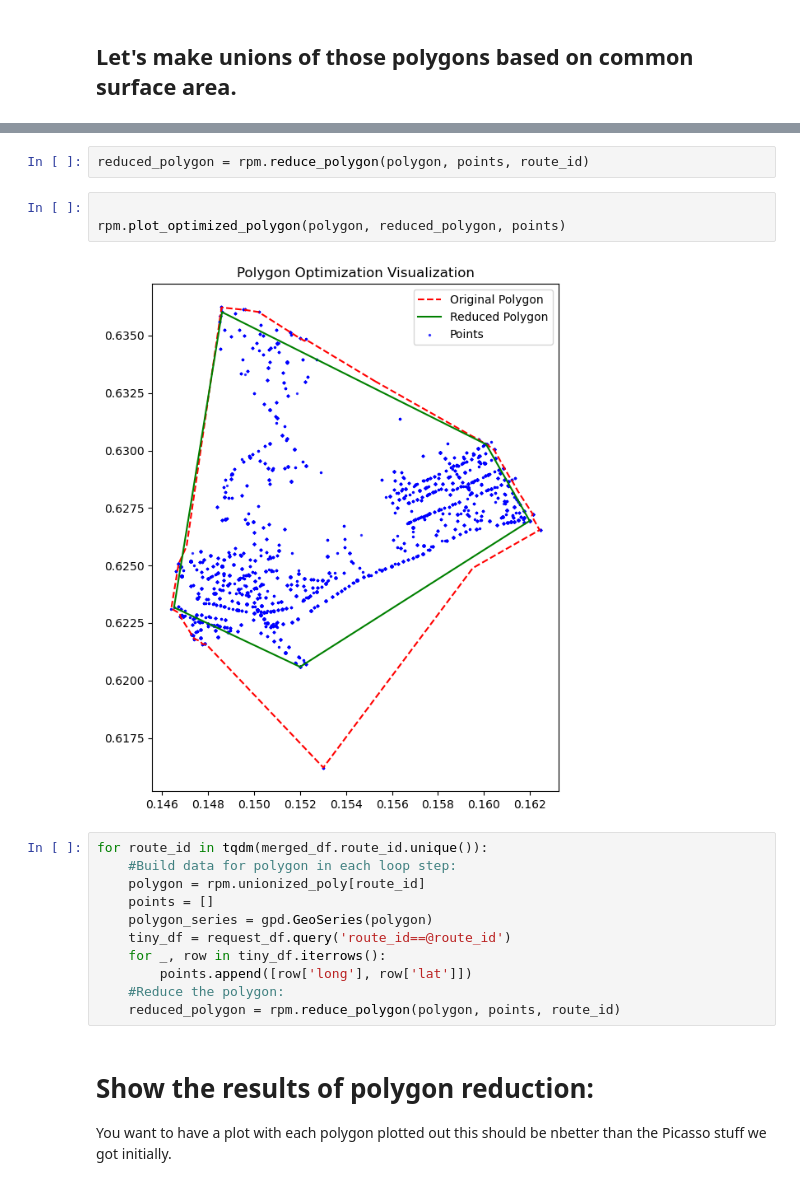
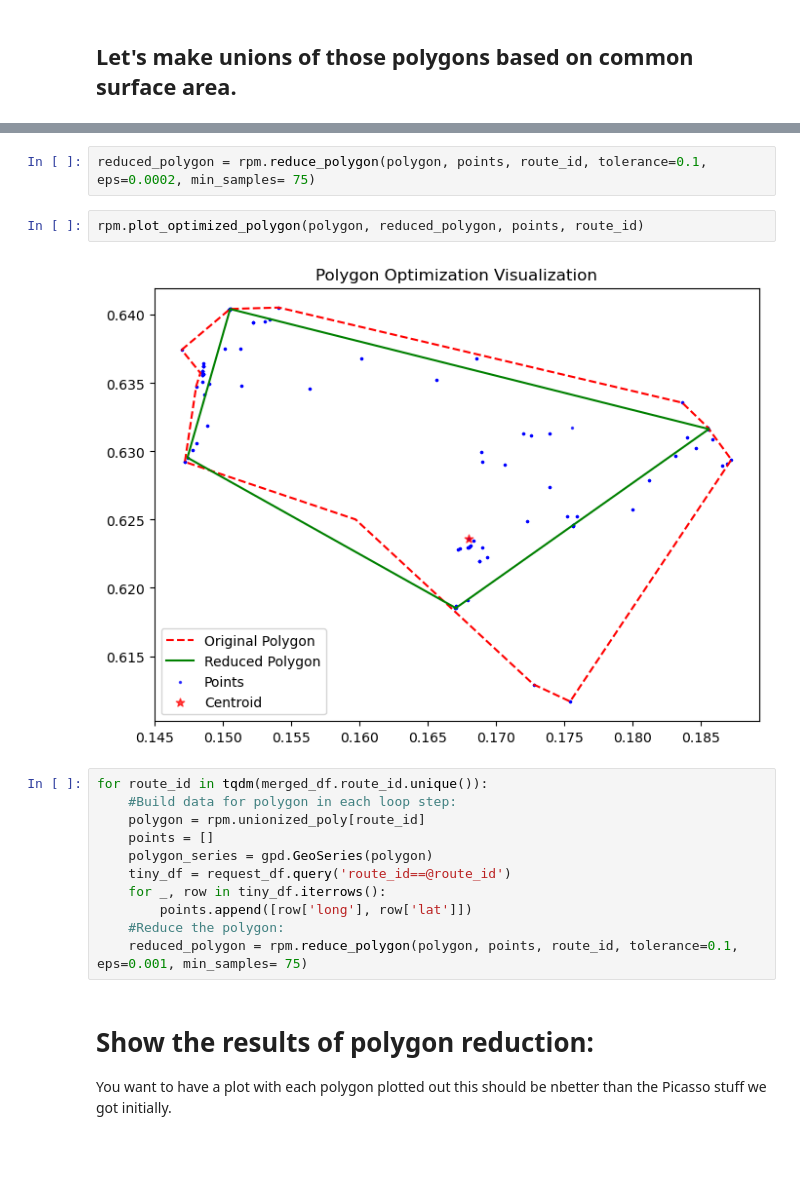
Before and after one commit to Frederic-P/learning-driver-preferences, a Jupyter notebook: notebooks/GIS-based_cluster.ipynb, the cells around one changed output, grey strips where cells are left out. Cells and saved outputs as stored; diff of their text form; blank space fills up the shorter version.

Commit message:
Polygon based clustering end-to-end: no improvment

```diff
--- a/notebooks/GIS-based_cluster.ipynb
+++ b/notebooks/GIS-based_cluster.ipynb
@@ -189,10 +209,9 @@ Text(99.32204655964394, 0.5, 'Latitude')
 # %%
-reduced_polygon = rpm.reduce_polygon(polygon, points, route_id)
+reduced_polygon = rpm.reduce_polygon(polygon, points, route_id, tolerance=0.1, eps=0.0002, min_samples= 75)
-# %%
-
-rpm.plot_optimized_polygon(polygon, reduced_polygon, points)
-# %% [output]
-[figure, removed]
+# %%
+rpm.plot_optimized_polygon(polygon, reduced_polygon, points, route_id)
+# %% [output]
+[figure, added]
 # %%
 for route_id in tqdm(merged_df.route_id.unique()):
     #Build data for polygon in each loop step:
@@ -203,7 +222,7 @@ for route_id in tqdm(merged_df.route_id.unique()):
     for _, row in tiny_df.iterrows():
         points.append([row['long'], row['lat']])
     #Reduce the polygon:
-    reduced_polygon = rpm.reduce_polygon(polygon, points, route_id)
+    reduced_polygon = rpm.reduce_polygon(polygon, points, route_id, tolerance=0.1, eps=0.001, min_samples= 75)
 # %% [markdown]
 # Show the results of polygon reduction:
 You want to have a plot with each polygon plotted out this should be nbetter than the Picasso stuff we got initially.
```
Also changed, not shown: parts of 21 cells of this notebook, 2 other files.
